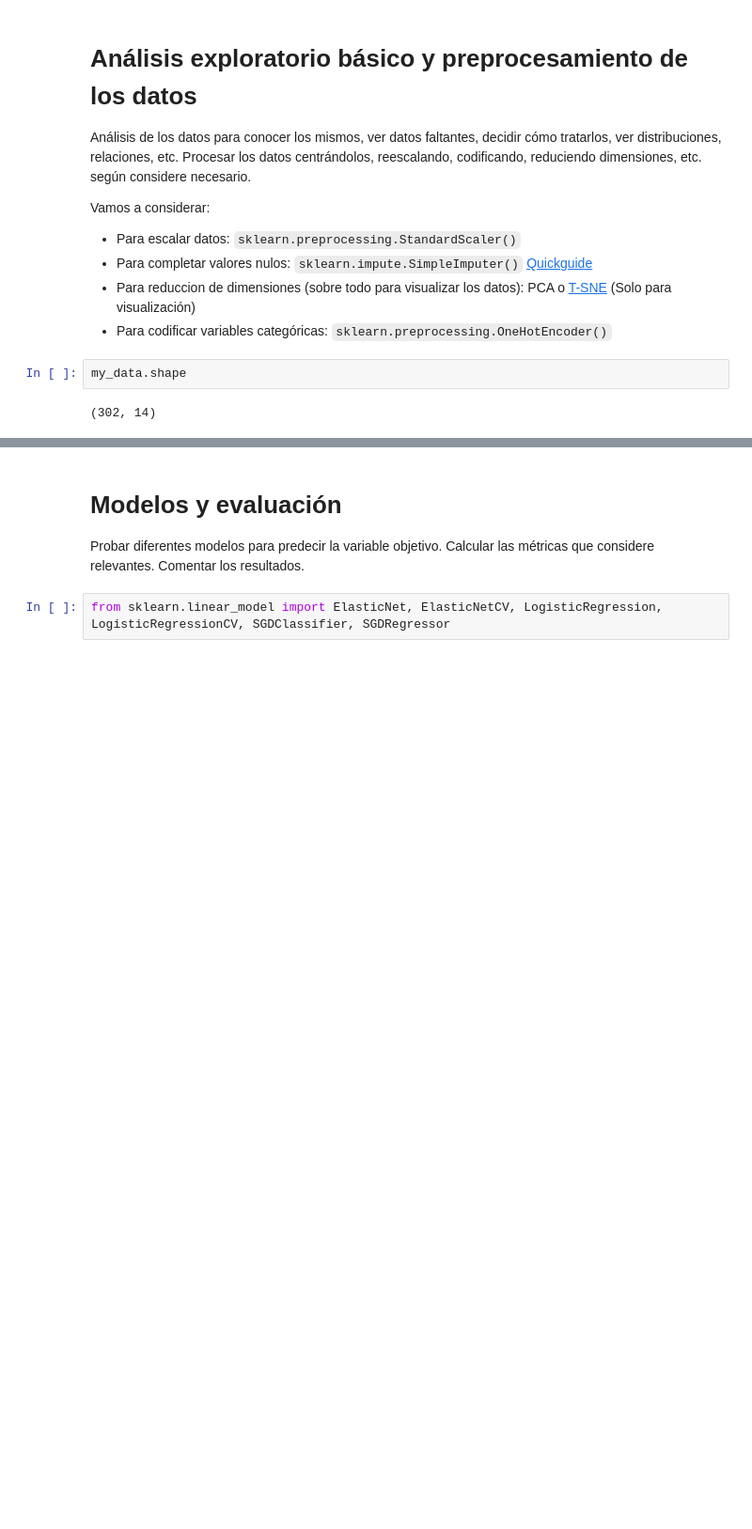
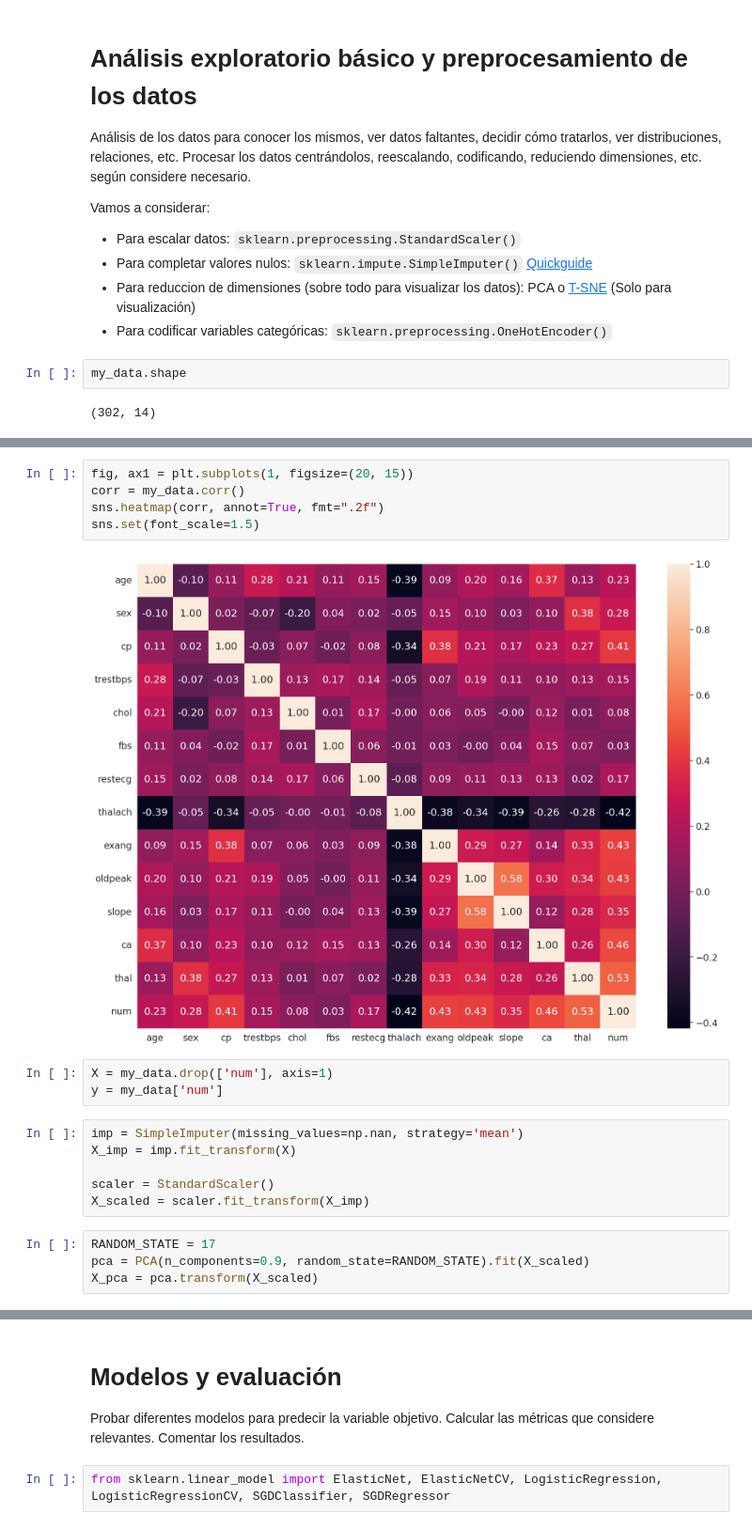
Before and after one commit to FIUBA-Posgrado-Inteligencia-Artificial/intro_ia, a Jupyter notebook: tp_integrador_enunciado/template_tp_integrador_dataset.ipynb, the cells around one changed output, grey strips where cells are left out. Shown: that part at 94% size. Drawn from its saved outputs; the diff is of its cells as text; blank space fills up the shorter version.

```diff
--- a/tp_integrador_enunciado/template_tp_integrador_dataset.ipynb
+++ b/tp_integrador_enunciado/template_tp_integrador_dataset.ipynb
@@ -131,0 +184,20 @@ my_data.describe(include=["object"])
+# %%
+fig, ax1 = plt.subplots(1, figsize=(20, 15))
+corr = my_data.corr()
+sns.heatmap(corr, annot=True, fmt=".2f")
+sns.set(font_scale=1.5)
+# %% [output]
+[figure, added]
+# %%
+X = my_data.drop(['num'], axis=1)
+y = my_data['num']
+# %%
+imp = SimpleImputer(missing_values=np.nan, strategy='mean')
+X_imp = imp.fit_transform(X)
+
+scaler = StandardScaler()
+X_scaled = scaler.fit_transform(X_imp)
+# %%
+RANDOM_STATE = 17
+pca = PCA(n_components=0.9, random_state=RANDOM_STATE).fit(X_scaled)
+X_pca = pca.transform(X_scaled)
```
Also changed, not shown: parts of 16 cells of this notebook, 1 other file.
